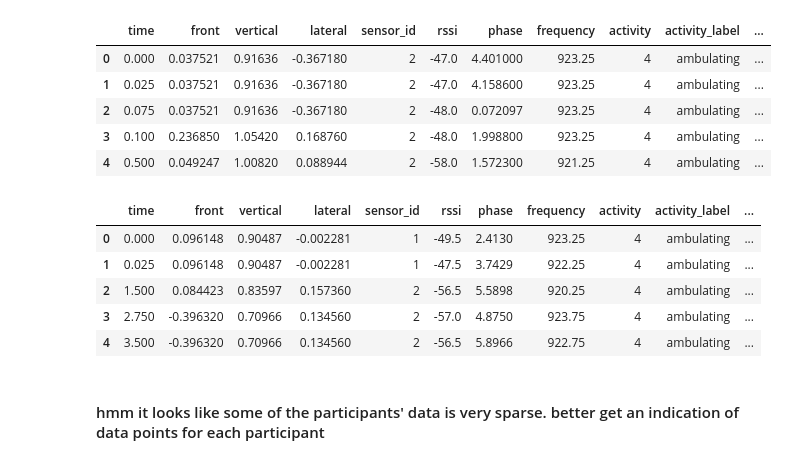
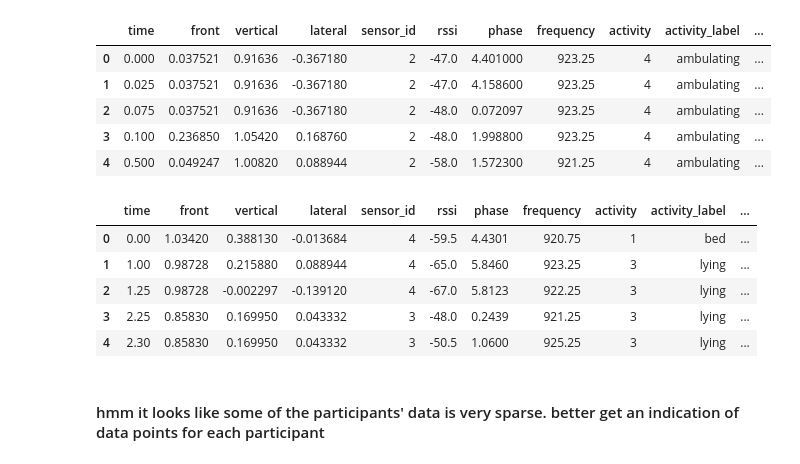
Before and after one commit to ym-pett/motiondetection, a Jupyter notebook: notebooks/plotting_experiments.ipynb, the cells around one changed output. Drawn from its saved outputs; the diff is of its cells as text; code cells hidden in the pictures.

```diff
--- a/notebooks/plotting_experiments.ipynb
+++ b/notebooks/plotting_experiments.ipynb
@@ -54,16 +54,16 @@ activity_df.head()
 # %%
 len(activity_df.participant.unique())
 # %%
-participant = 'd1p43M'
+participant = 'd1p57F'
 df = activity_df[activity_df['participant'] == participant]
 df.head()
 # %% [output]
 |  | time | front | vertical | lateral | sensor_id | rssi | phase | frequency | activity | activity_label | ... |
-| 0 | 0.000 | 0.096148 | 0.90487 | -0.002281 | 1 | -49.5 | 2.4130 | 923.25 | 4 | ambulating | ... |
-| 1 | 0.025 | 0.096148 | 0.90487 | -0.002281 | 1 | -47.5 | 3.7429 | 922.25 | 4 | ambulating | ... |
-| 2 | 1.500 | 0.084423 | 0.83597 | 0.157360 | 2 | -56.5 | 5.5898 | 920.25 | 4 | ambulating | ... |
-| 3 | 2.750 | -0.396320 | 0.70966 | 0.134560 | 2 | -57.0 | 4.8750 | 923.75 | 4 | ambulating | ... |
-| 4 | 3.500 | -0.396320 | 0.70966 | 0.134560 | 2 | -56.5 | 5.8966 | 922.75 | 4 | ambulating | ... |
+| 0 | 0.00 | 1.03420 | 0.388130 | -0.013684 | 4 | -59.5 | 4.4301 | 920.75 | 1 | bed | ... |
+| 1 | 1.00 | 0.98728 | 0.215880 | 0.088944 | 4 | -65.0 | 5.8460 | 923.25 | 3 | lying | ... |
+| 2 | 1.25 | 0.98728 | -0.002297 | -0.139120 | 4 | -67.0 | 5.8123 | 922.25 | 3 | lying | ... |
+| 3 | 2.25 | 0.85830 | 0.169950 | 0.043332 | 3 | -48.0 | 0.2439 | 921.25 | 3 | lying | ... |
+| 4 | 2.30 | 0.85830 | 0.169950 | 0.043332 | 3 | -50.5 | 1.0600 | 925.25 | 3 | lying | ... |
 # %%
 part = df['participant'].unique()[0]
 
```
Also changed, not shown: parts of 3 cells of this notebook.
